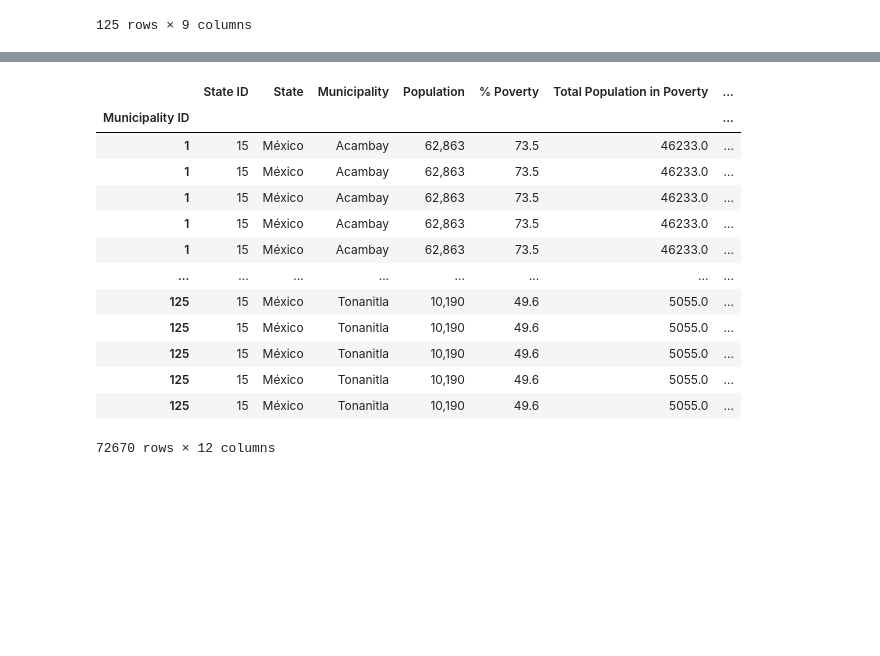
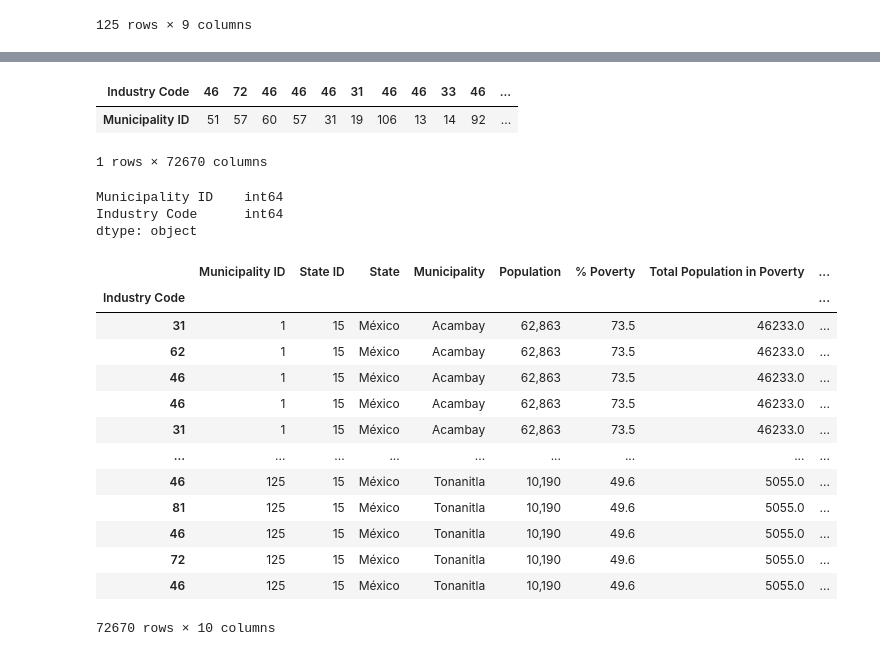
Before and after one commit to JCastilloD/Project-1-Bootcamp, a Jupyter notebook: Data_Retrieval/Municipio Data Extraction.ipynb, the cells around one changed output, grey strips where cells are left out. Drawn from its saved outputs; the diff is of its cells as text; code cells hidden in the pictures; blank space fills up the shorter version.

Commit message:
Need help creating DataFrames with different Industry Codes. Comment explained in file

```diff
--- a/Data_Retrieval/Municipio Data Extraction.ipynb
+++ b/Data_Retrieval/Municipio Data Extraction.ipynb
@@ -182,12 +182,9 @@ denue_df.head()
 | 4 | 229661 | 463211 | 46 | Comercio al por menor de ropa, ex... | NOVEDADES LUPITA | ... |
 # %%
 denue_df = denue_df [['Clave municipio',
-                      'Código Postal',
-                      'Código Tipo de Industria',
-                      'Descripcion estrato personal ocupado']]
+                      'Código Tipo de Industria']]
 denue_en = denue_df.rename(columns={"Clave municipio": "Municipality ID",
-                            "Código Postal" : "Zip Code",
-                            "Código Tipo de Industria": "Industry Code",
-                            "Descripcion estrato personal ocupado": "Company Size"})
-denue_en.head()
+                            "Código Tipo de Industria": "Industry Code"})
+denue_en = denue_en.set_index('Industry Code')
+denue_en
 # %% [output]
@@ -199,0 +205,12 @@ denue_en.head()
+# %%
+denue_en.T
+# %% [output]
+| Industry Code | 46 | 72 | 46 | 46 | 46 | 31 | 46 | 46 | 33 | 46 | ... |
+| Municipality ID | 51 | 57 | 60 | 57 | 31 | 19 | 106 | 13 | 14 | 92 | ... |
+1 rows × 72670 columns
+# %%
+denue_en.dtypes
+# %% [output]
+Municipality ID    int64
+Industry Code      int64
+dtype: object
@@ -200,19 +224,19 @@ denue_en.head()
 # %%
 poverty_final = pd.merge(mergepoverty_byid, denue_en, on="Municipality ID", how="right")
-poverty_final = poverty_final.set_index('Municipality ID')
+poverty_final = poverty_final.set_index('Industry Code')
 poverty_final
 # %% [output]
-|  | State ID | State | Municipality | Population | % Poverty | Total Population in Poverty | ... |
-| Municipality ID |  |  |  |  |  |  | ... |
-| 1 | 15 | México | Acambay | 62,863 | 73.5 | 46233.0 | ... |
-| 1 | 15 | México | Acambay | 62,863 | 73.5 | 46233.0 | ... |
-| 1 | 15 | México | Acambay | 62,863 | 73.5 | 46233.0 | ... |
-| 1 | 15 | México | Acambay | 62,863 | 73.5 | 46233.0 | ... |
-| 1 | 15 | México | Acambay | 62,863 | 73.5 | 46233.0 | ... |
-| ... | ... | ... | ... | ... | ... | ... | ... |
-| 125 | 15 | México | Tonanitla | 10,190 | 49.6 | 5055.0 | ... |
-| 125 | 15 | México | Tonanitla | 10,190 | 49.6 | 5055.0 | ... |
-| 125 | 15 | México | Tonanitla | 10,190 | 49.6 | 5055.0 | ... |
-| 125 | 15 | México | Tonanitla | 10,190 | 49.6 | 5055.0 | ... |
-| 125 | 15 | México | Tonanitla | 10,190 | 49.6 | 5055.0 | ... |
+|  | Municipality ID | State ID | State | Municipality | Population | % Poverty | Total Population in Poverty | ... |
+| Industry Code |  |  |  |  |  |  |  | ... |
+| 31 | 1 | 15 | México | Acambay | 62,863 | 73.5 | 46233.0 | ... |
+| 62 | 1 | 15 | México | Acambay | 62,863 | 73.5 | 46233.0 | ... |
+| 46 | 1 | 15 | México | Acambay | 62,863 | 73.5 | 46233.0 | ... |
+| 46 | 1 | 15 | México | Acambay | 62,863 | 73.5 | 46233.0 | ... |
+| 31 | 1 | 15 | México | Acambay | 62,863 | 73.5 | 46233.0 | ... |
+| ... | ... | ... | ... | ... | ... | ... | ... | ... |
+| 46 | 125 | 15 | México | Tonanitla | 10,190 | 49.6 | 5055.0 | ... |
+| 81 | 125 | 15 | México | Tonanitla | 10,190 | 49.6 | 5055.0 | ... |
+| 46 | 125 | 15 | México | Tonanitla | 10,190 | 49.6 | 5055.0 | ... |
+| 72 | 125 | 15 | México | Tonanitla | 10,190 | 49.6 | 5055.0 | ... |
+| 46 | 125 | 15 | México | Tonanitla | 10,190 | 49.6 | 5055.0 | ... |
-72670 rows × 12 columns
+72670 rows × 10 columns
```
Also changed, not shown: parts of 9 cells of this notebook.
